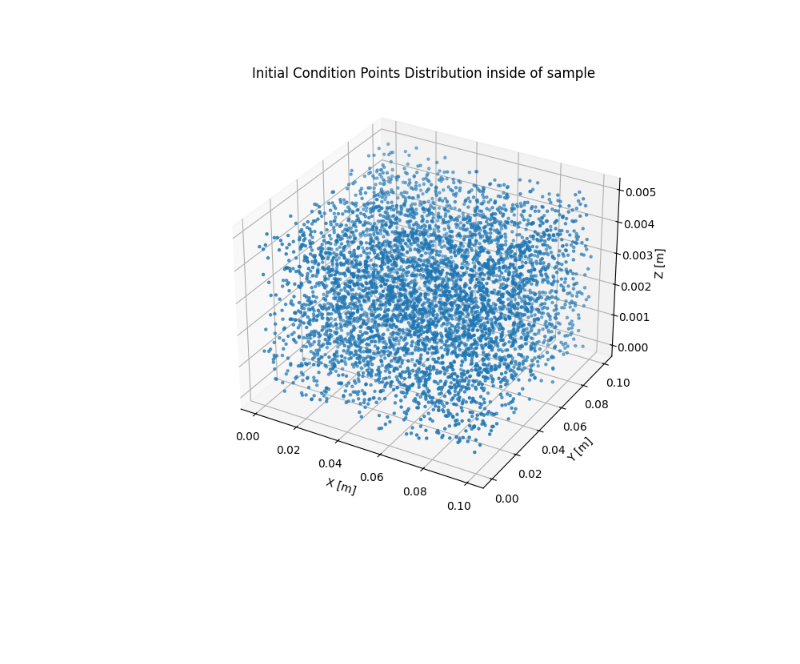
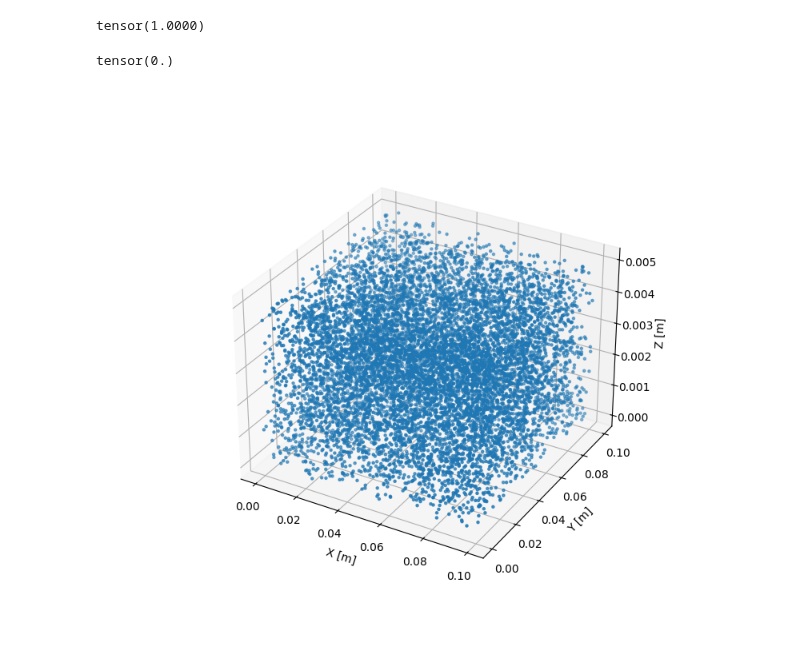
Before and after one commit to konrad-jaworski/Anisotropic_diffusivity_2, a Jupyter notebook: long_sequence_3D_analysis.ipynb, the cells around one changed output. Cells and saved outputs as stored; diff of their text form; code cells hidden in the pictures; blank space fills up the shorter version.

```diff
--- a/long_sequence_3D_analysis.ipynb
+++ b/long_sequence_3D_analysis.ipynb
@@ -257,18 +46,25 @@ X=operator.set_collocation_points(N_t=100,N_space=1000)
+# %%
+(space_points[:,2]).max()
+# %% [output]
+tensor(1.0000)
+# %%
+x_norm[:,3].max()
+# %% [output]
+tensor(0.)
 # %%
 # exaggerate Z only for visualization
 
-pts_viz = X[:,1:]
+pts_viz = X_inital[:,1:]
 
 fig = plt.figure(figsize=(8,7))
 plt.tight_layout()
 ax = fig.add_subplot(111, projection='3d')
 
 ax.scatter(pts_viz[:,0], pts_viz[:,1], pts_viz[:,2], s=5)
 
 ax.set_xlabel("X [m]")
 ax.set_ylabel("Y [m]")
 ax.set_zlabel("Z [m]")
-plt.title("Initial Condition Points Distribution inside of sample")
 plt.show()
 # %% [output]
-[figure, old version]
+[figure, new version]
```
Also changed, not shown: parts of 8 cells of this notebook, 3 other files.
